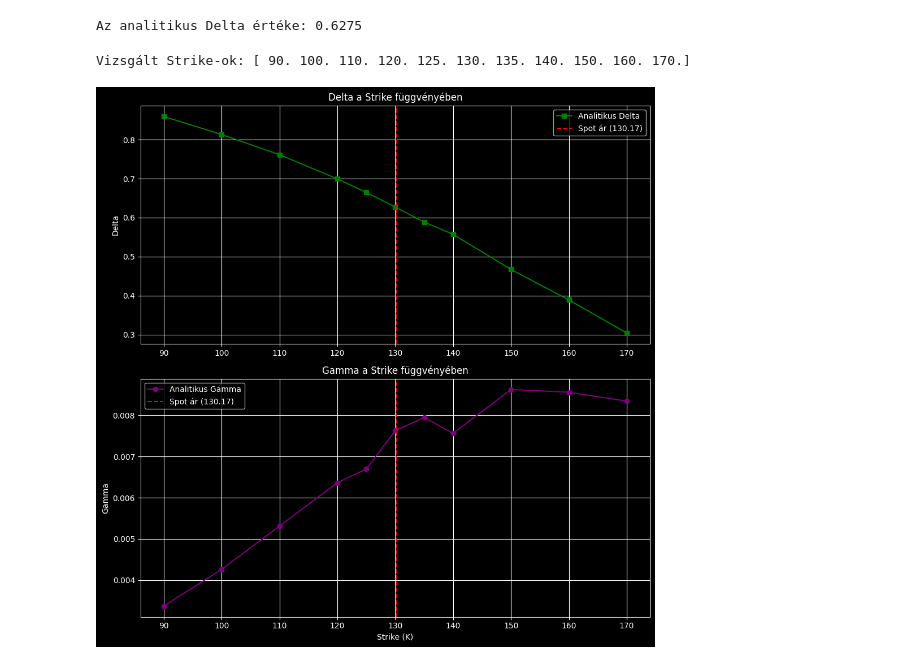
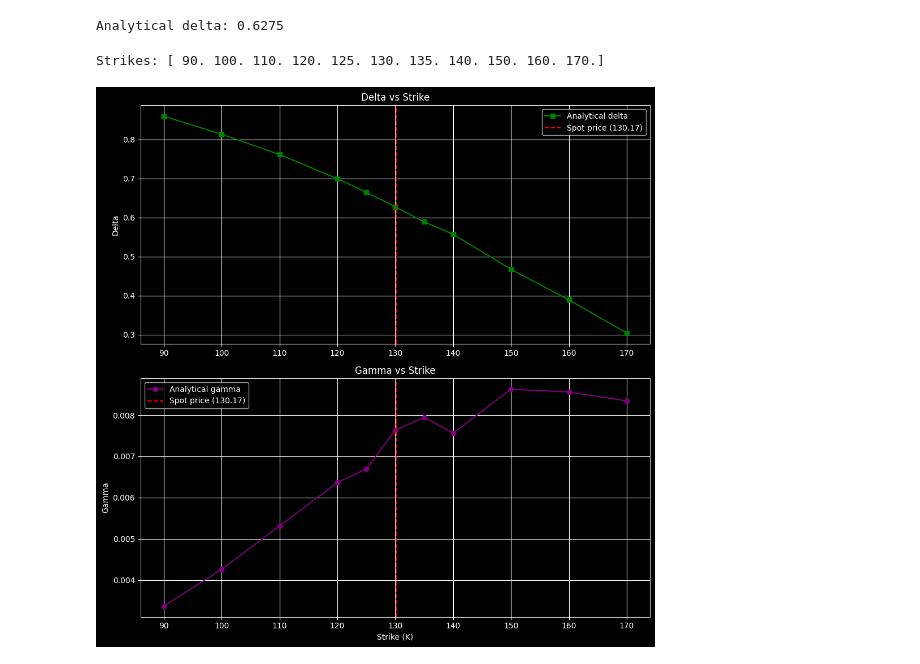
Before and after one commit to QuantCourseBP/QuantCourseBP, a Jupyter notebook: homeworks/9165645/rest_of_homeworks/greeks.ipynb, the cells around one changed output. Cells and saved outputs as stored; diff of their text form; code cells hidden in the pictures.

```diff
--- a/homeworks/9165645/rest_of_homeworks/greeks.ipynb
+++ b/homeworks/9165645/rest_of_homeworks/greeks.ipynb
@@ -38,52 +38,52 @@ pricer = EuropeanAnalyticPricer(contract, model, params)
 
 analytic_delta = pricer.calc_delta(GreekMethod.ANALYTIC)
 
-print(f"Az analitikus Delta értéke: {analytic_delta:.4f}")
+print(f"Analytical delta: {analytic_delta:.4f}")
 # %% [output]
-Az analitikus Delta értéke: 0.6275
+Analytical delta: 0.6275
 # %%
 volgrid = MarketData.get_volgrid()[und]
 strikes = np.unique(volgrid.points[:, 0])
 strikes.sort()
 
-print(f"Vizsgált Strike-ok: {strikes}")
+print(f"Strikes: {strikes}")
 
 model = FlatVolModel(und)
 params = Params()
 
 analytic_deltas = []
 analytic_gammas = []
 
 for K in strikes:
     vol_k = volgrid.get_vol(np.array([[K, expiry]]))[0]
     contract_k = EuropeanContract(und, PutCallFwd.CALL, LongShort.LONG, K, expiry)
     pricer_k = EuropeanAnalyticPricer(contract_k, model, Params())
 
     analytic_deltas.append(pricer_k.calc_delta(GreekMethod.ANALYTIC))
     analytic_gammas.append(pricer_k.calc_gamma(GreekMethod.ANALYTIC))
 
 fig, (ax1, ax2) = plt.subplots(2, 1, figsize=(10, 10))
 
-ax1.plot(strikes, analytic_deltas, 's-', color='green', label='Analitikus Delta')
-ax1.axvline(x=spot, color='r', linestyle='--', label=f'Spot ár ({spot:.2f})')
-ax1.set_title('Delta a Strike függvényében')
+ax1.plot(strikes, analytic_deltas, 's-', color='green', label='Analytical delta')
+ax1.axvline(x=spot, color='r', linestyle='--', label=f'Spot price ({spot:.2f})')
+ax1.set_title('Delta vs Strike')
 ax1.set_ylabel('Delta')
 ax1.legend()
 ax1.grid(True)
 
-ax2.plot(strikes, analytic_gammas, 'o-', color='purple', label='Analitikus Gamma')
-ax2.axvline(x=spot, color='r', linestyle='--', label=f'Spot ár ({spot:.2f})')
-ax2.set_title('Gamma a Strike függvényében')
+ax2.plot(strikes, analytic_gammas, 'o-', color='purple', label='Analytical gamma')
+ax2.axvline(x=spot, color='r', linestyle='--', label=f'Spot price ({spot:.2f})')
+ax2.set_title('Gamma vs Strike')
 ax2.set_xlabel('Strike (K)')
 ax2.set_ylabel('Gamma')
 ax2.legend()
 ax2.grid(True)
 
 plt.tight_layout()
 plt.show()
 # %% [output]
-Vizsgált Strike-ok: [ 90. 100. 110. 120. 125. 130. 135. 140. 150. 160. 170.]
+Strikes: [ 90. 100. 110. 120. 125. 130. 135. 140. 150. 160. 170.]
-[figure, old version]
+[figure, new version]
 # %%
 strike = 130
 expiry = 1
```
Also changed, not shown: parts of 6 cells of this notebook.
